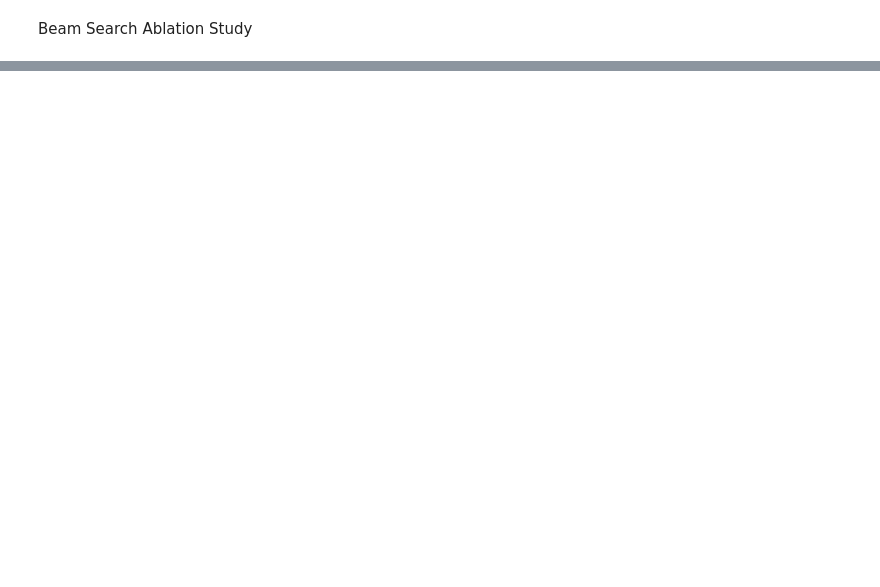
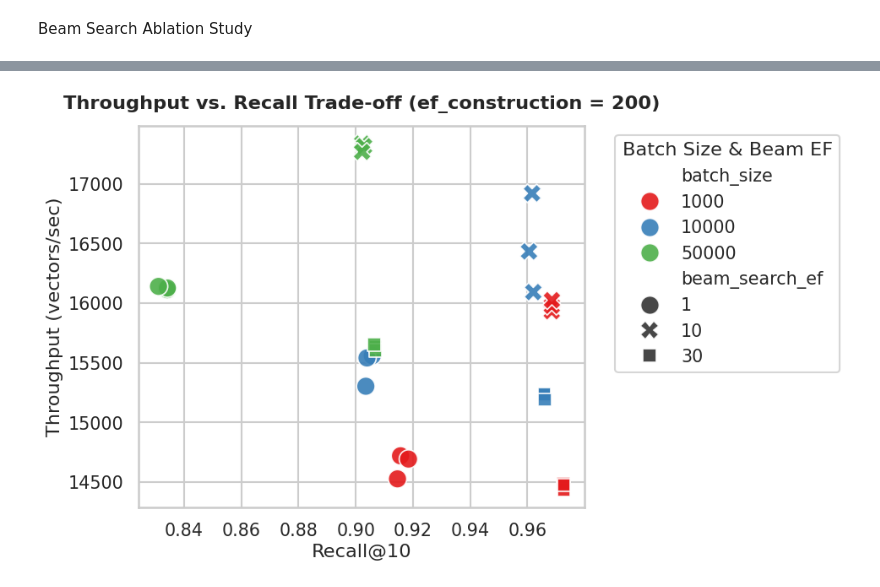
Before and after one commit to NavzarZar/bep_project, a Jupyter notebook: notebooks/analysis.ipynb, the cells around one changed output, grey strips where cells are left out. Drawn from its saved outputs; the diff is of its cells as text; code cells hidden in the pictures; blank space fills up the shorter version.

```diff
--- a/notebooks/analysis.ipynb
+++ b/notebooks/analysis.ipynb
@@ -77,0 +78,39 @@ plt.show()
+# %%
+import pandas as pd
+import matplotlib.pyplot as plt
+import seaborn as sns
+
+# Set a larger context specifically for PowerPoint slides
+sns.set_theme(style="whitegrid", context="talk", font_scale=0.9)
+
+# Load data (assuming you have your new averaged data, but this works for the old too)
+df = pd.read_csv('../results/hybrid_benchmark_results.csv')
+
+# --- GRAPH 1: The Clean Trade-off (Fixed ef_construction) ---
+# Isolate a single graph density so the trends are obvious
+df_ef200 = df[df['ef_construction'] == 200].copy()
+
+plt.figure(figsize=(10, 6))
+sns.scatterplot(
+    data=df_ef200,
+    x='recall_10',
+    y='throughput_vec_sec',
+    hue='batch_size',
+    style='beam_search_ef',
+    palette='Set1', # Stronger colors for projectors
+    s=250,          # Massive markers for visibility
+    alpha=0.9
+)
+
+plt.title('Throughput vs. Recall Trade-off (ef_construction = 200)', weight='bold', pad=15)
+plt.xlabel('Recall@10')
+plt.ylabel('Throughput (vectors/sec)')
+
+# Clean up the legend
+plt.legend(title='Batch Size & Beam EF', bbox_to_anchor=(1.05, 1), loc='upper left', frameon=True)
+
+plt.tight_layout()
+plt.savefig('../results/slide_tradeoff_ef200.pdf', bbox_inches='tight')
+plt.show()
+# %% [output]
+[figure, added]
```
Also changed, not shown: parts of 5 cells of this notebook, 12 other files.
